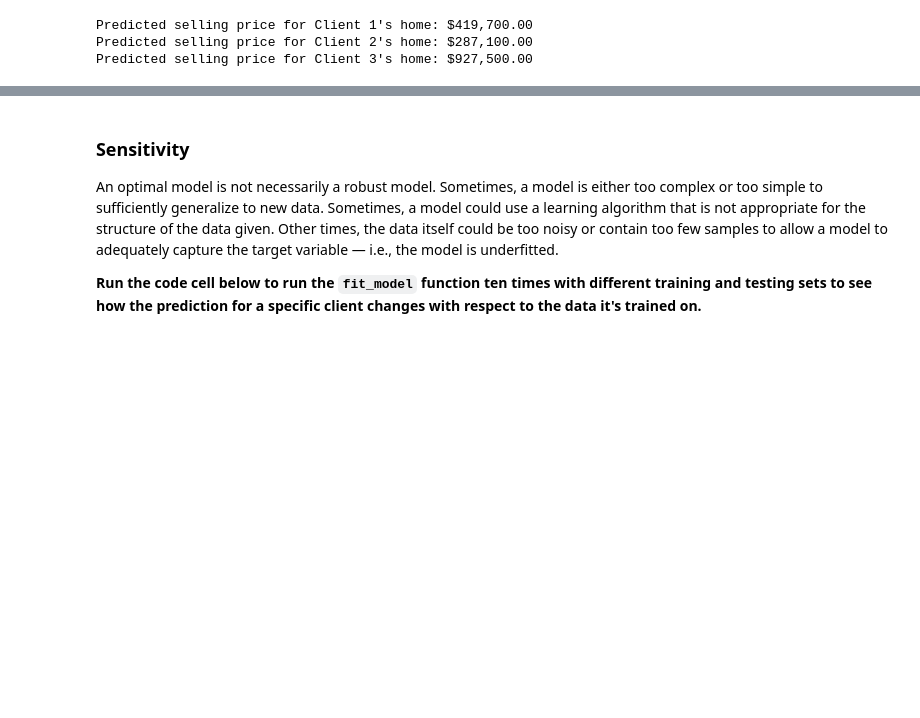
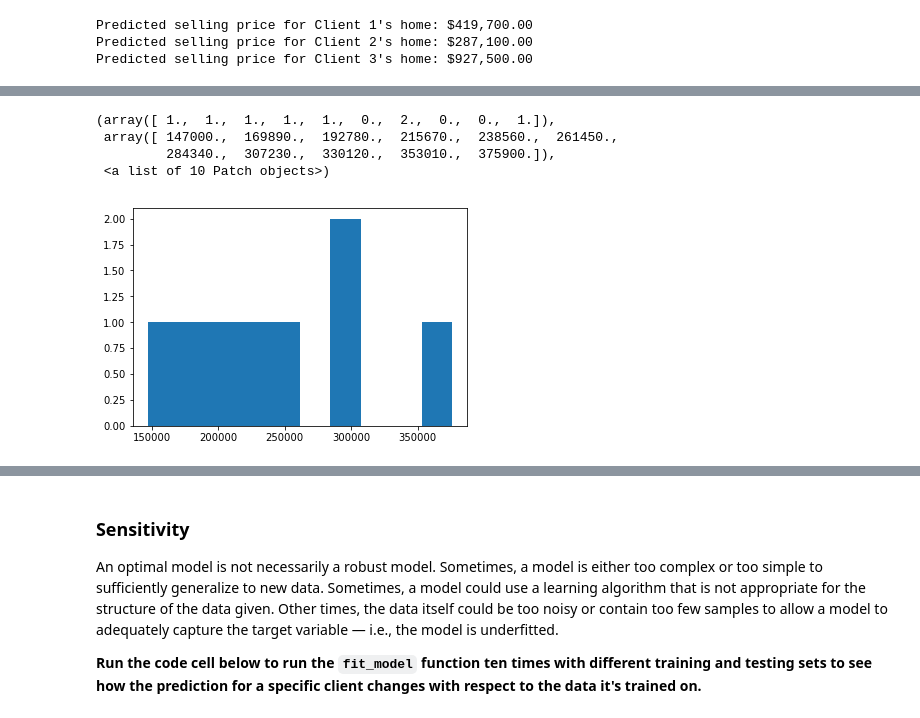
Before and after one commit to moschutt/MLEN, a Jupyter notebook: boston_housing/boston_housing.ipynb, the cells around one changed output, grey strips where cells are left out. Cells and saved outputs as stored; diff of their text form; code cells hidden in the pictures; blank space fills up the shorter version.

```diff
--- a/boston_housing/boston_housing.ipynb
+++ b/boston_housing/boston_housing.ipynb
@@ -430,0 +446,9 @@ Predicted selling price for Client 3's home: $927,500.00
+# %%
+h2 = data[(data['RM'] < 5) & (data['LSTAT'] > 20) & (data['PTRATIO'] > 15)]
+mp.hist(h2['MEDV'])
+# %% [output]
+(array([ 1.,  1.,  1.,  1.,  1.,  0.,  2.,  0.,  0.,  1.]),
+ array([ 147000.,  169890.,  192780.,  215670.,  238560.,  261450.,
+         284340.,  307230.,  330120.,  353010.,  375900.]),
+ <a list of 10 Patch objects>)
+[figure, added]
```
Also changed, not shown: parts of 9 cells of this notebook, 1 other file.
